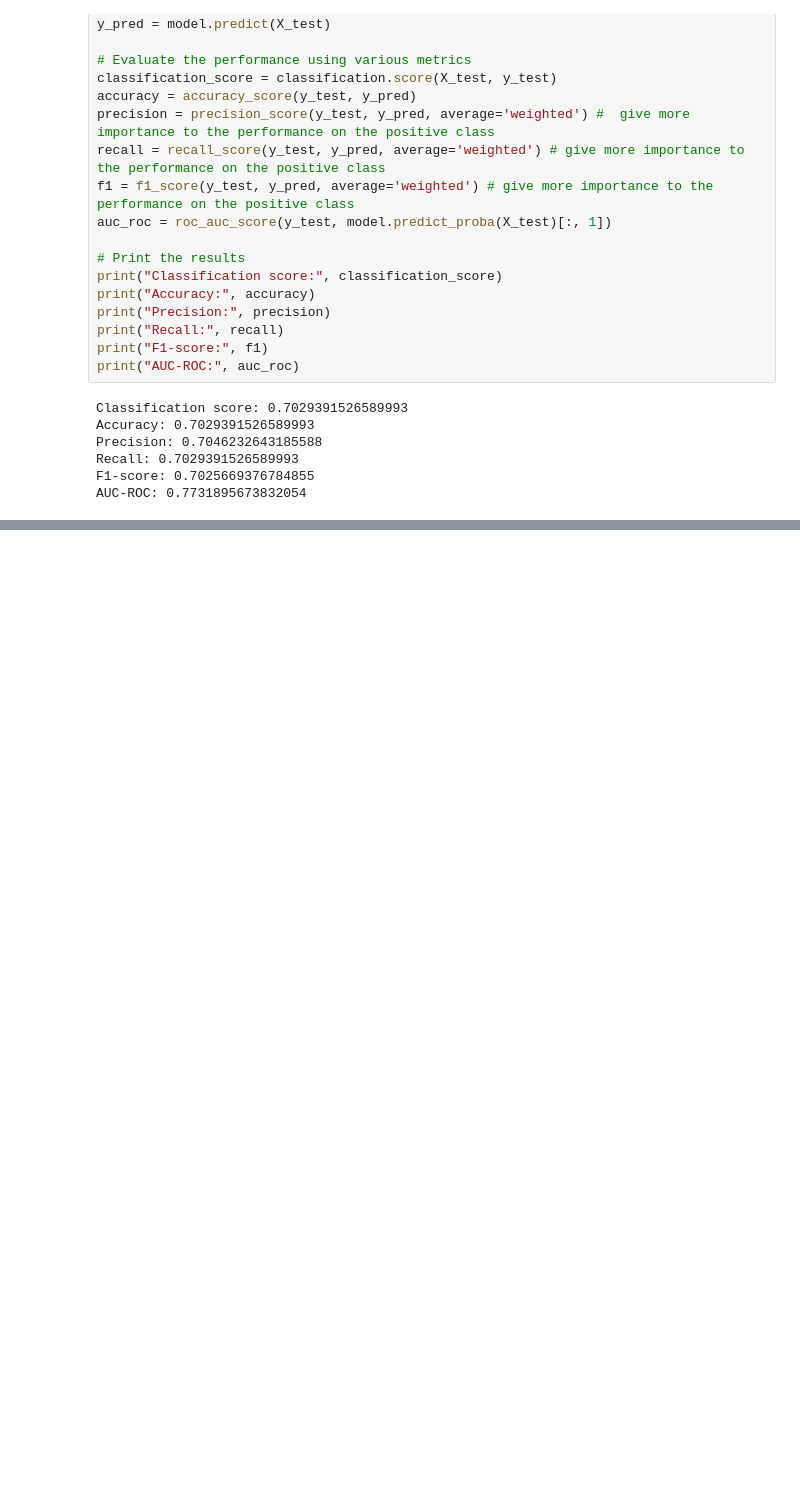
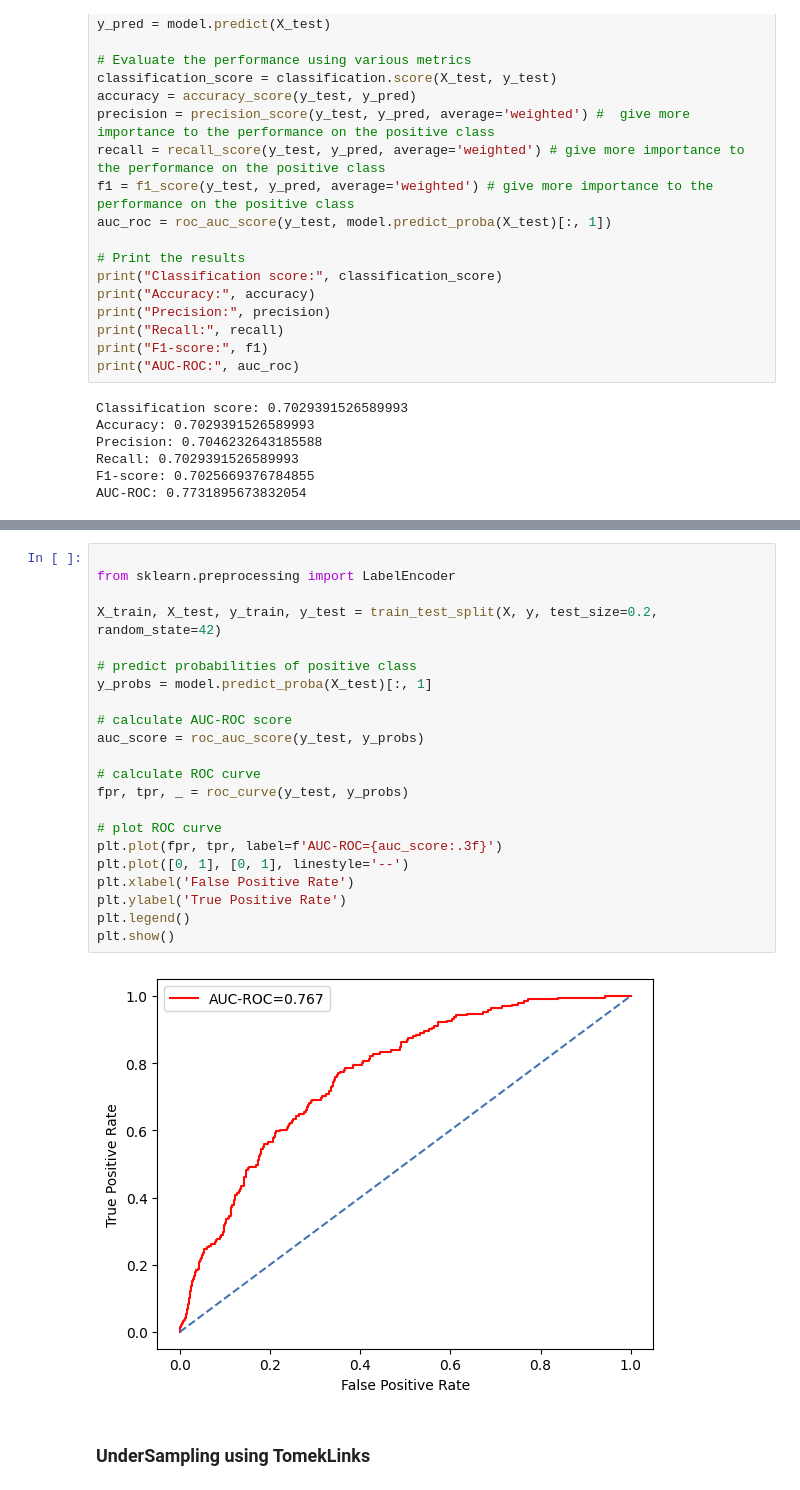
Before and after one commit to ocaoimh/hrc-mid-bootcamp-project, a Jupyter notebook: python/data_imbalance.ipynb, the cells around one changed output, grey strips where cells are left out. Drawn from its saved outputs; the diff is of its cells as text; blank space fills up the shorter version.

Commit message:
added tomek links and some score explanations

```diff
--- a/python/data_imbalance.ipynb
+++ b/python/data_imbalance.ipynb
@@ -380,0 +403,26 @@ AUC-ROC: 0.7731895673832054
+# %%
+
+from sklearn.preprocessing import LabelEncoder
+
+X_train, X_test, y_train, y_test = train_test_split(X, y, test_size=0.2, random_state=42)
+
+# predict probabilities of positive class
+y_probs = model.predict_proba(X_test)[:, 1]
+
+# calculate AUC-ROC score
+auc_score = roc_auc_score(y_test, y_probs)
+
+# calculate ROC curve
+fpr, tpr, _ = roc_curve(y_test, y_probs)
+
+# plot ROC curve
+plt.plot(fpr, tpr, label=f'AUC-ROC={auc_score:.3f}')
+plt.plot([0, 1], [0, 1], linestyle='--')
+plt.xlabel('False Positive Rate')
+plt.ylabel('True Positive Rate')
+plt.legend()
+plt.show()
+# %% [output]
+[figure, added]
+# %% [markdown]
+### UnderSampling using TomekLinks
```
Also changed, not shown: parts of 13 cells of this notebook.
